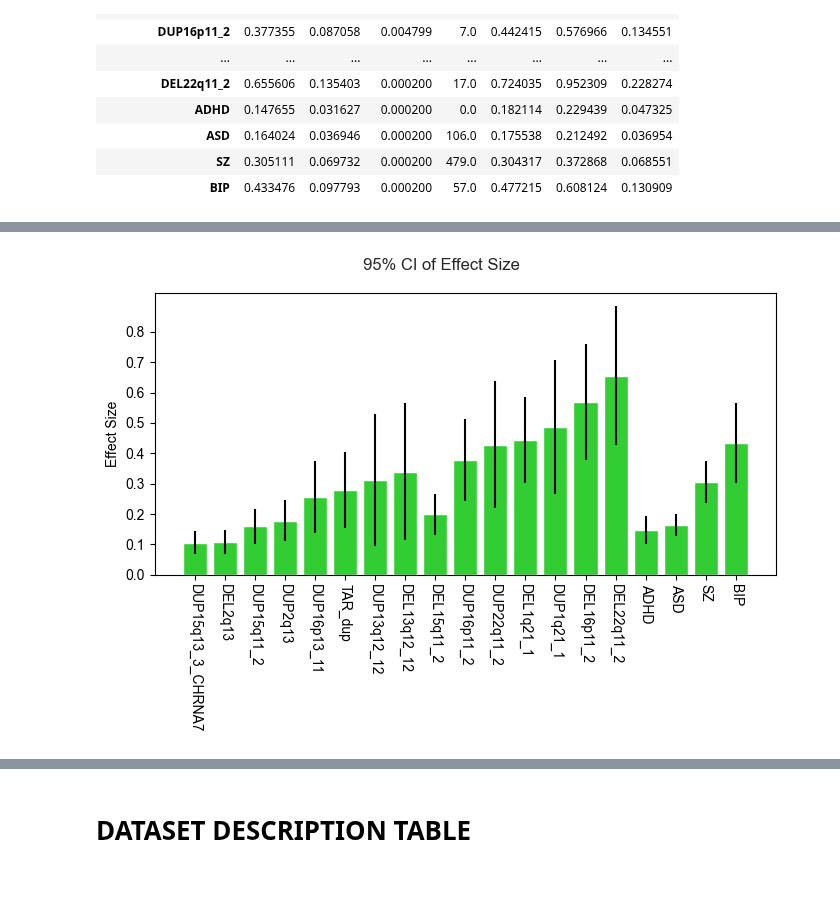
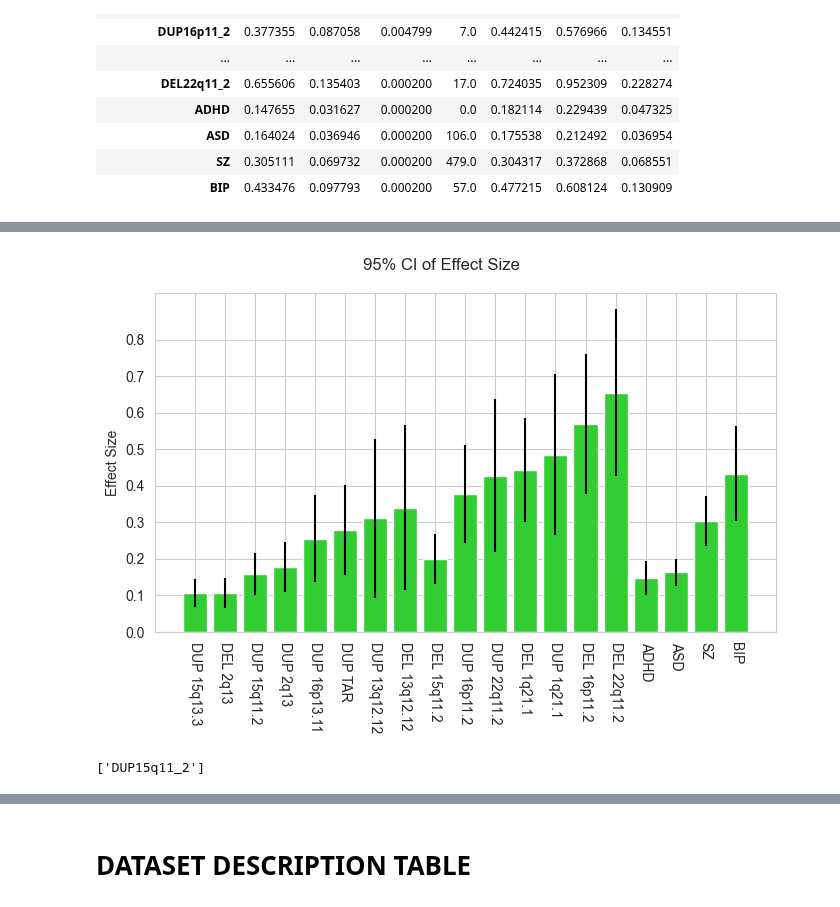
Before and after one commit to harveyaa/neuropsych_mtl, a Jupyter notebook: stats/dataset_exploration.ipynb, the cells around one changed output, grey strips where cells are left out. Cells and saved outputs as stored; diff of their text form; code cells hidden in the pictures.

Commit message:
updated plots

```diff
--- a/stats/dataset_exploration.ipynb
+++ b/stats/dataset_exploration.ipynb
@@ -22,6 +22,13 @@ cases = ['DUP15q13_3_CHRNA7', 'DEL2q13', 'DUP15q11_2', 'DUP2q13', 'DUP16p13_11',
        'ASD',
        'SZ',
        'BIP']
+case_labels = ['DUP 15q13.3', 'DEL 2q13', 'DUP 15q11.2', 'DUP 2q13', 'DUP 16p13.11', 'DUP TAR', 'DUP 13q12.12','DEL 13q12.12',
+        'DEL 15q11.2','DUP 16p11.2', 'DUP 22q11.2', 'DEL 1q21.1',
+       'DUP 1q21.1', 'DEL 16p11.2', 'DEL 22q11.2',
+       'ADHD',
+       'ASD',
+       'SZ',
+       'BIP']
 table.loc[cases]
 # %% [output]
 |  | mtd_std | mtd | p_permut | fdr | ci_5 | ci_95 | err |
@@ -44,13 +68,72 @@ table.loc[cases]
 # %%
 #sns.barplot(data = table.loc[order],y='mtd_std',errwidth='err')
 fig, ax = plt.subplots(figsize=(7,5))
 plt.yticks([0,0.1,0.2,0.3,0.4,0.5,0.6,0.7,0.8])
 sns.set_style('whitegrid')
 plt.bar(x = table.loc[cases].index, height=table.loc[cases]['mtd_std'],yerr=table.loc[cases]['err'],color='limegreen')
-ax.set_xticklabels(cases,rotation=270)
+ax.set_xticklabels(case_labels,rotation=270)
 plt.ylabel('Effect Size')
 plt.suptitle('95% CI of Effect Size')
 plt.tight_layout()
 #plt.savefig('./results/effect_size_ci.png',dpi=300)
 # %% [output]
-[figure, old version]
+[figure, new version]
+# %%
+cnv1 = ['DUP15q13_3_CHRNA7', 'DEL2q13', 'DUP15q11_2', 'DUP2q13', 'DUP16p13_11', 'TAR_dup', 'DUP13q12_12','DEL13q12_12']
+cnv2 = ['DEL15q11_2','DUP16p11_2', 'DUP22q11_2', 'DEL1q21_1',
+       'DUP1q21_1', 'DEL16p11_2', 'DEL22q11_2']
+psych = ['ADHD', 'ASD', 'SZ', 'BIP']
+
+siggy1 = [x for x in cnv1 if x in siggy]
+siggy2 = [x for x in cnv2 if x in siggy]
+siggy3 = [x for x in psych if x in siggy]
+
+l_cnv1 = ['DUP 15q13.3   n=191',
+'DEL 2q13         n=183',
+'DUP 15q11.2   n=136',
+'DUP 2q13         n=88',
+'DUP 16p13.11  n=39',
+'DUP TAR           n=29',
+'DUP 13q12.12   n=20',
+'DEL 13q12.12   n=22']
+
+l_cnv2 = ['DEL 15q11.2    n=103',
+'DUP 22q11.2     n=22',
+'DUP 16p11.2     n=35',
+'DEL 1q21.1       n=25',
+'DUP 1q21.1       n=19',
+'DEL 16p11.2      n=32',
+'DEL 22q11.2     n=43']
+
+l_psych = ['ADHD              n=223',
+'ASD                 n=472',
+'SZ                   n=283',
+'BIP                  n=44'
+]
+
+cases_labels =       ['BIP                  n=44',
+                    'SZ                   n=283',
+                    'ASD                 n=472',
+                    'ADHD              n=223',
+
+                    'DEL 22q11.2     n=43',
+                    'DEL 16p11.2      n=32',
+                    'DUP 1q21.1       n=19',
+                    'DEL 1q21.1       n=25',
+                    'DUP 16p11.2     n=35',
+                    'DUP 22q11.2     n=22',
+                    'DEL 15q11.2    n=103',
+
+                    'DEL 13q12.12   n=22',
+                    'DUP 13q12.12   n=20',
+                    'DUP TAR           n=29',
+                    'DUP 16p13.11  n=39',
+                    'DUP 2q13         n=88',
+                    'DUP 15q11.2   n=136',
+                    'DEL 2q13         n=183',
+                    'DUP 15q13.3   n=191']
+
+
+siggy1
+# %% [output]
+['DUP15q11_2']
```
Also changed, not shown: parts of 15 cells of this notebook.
